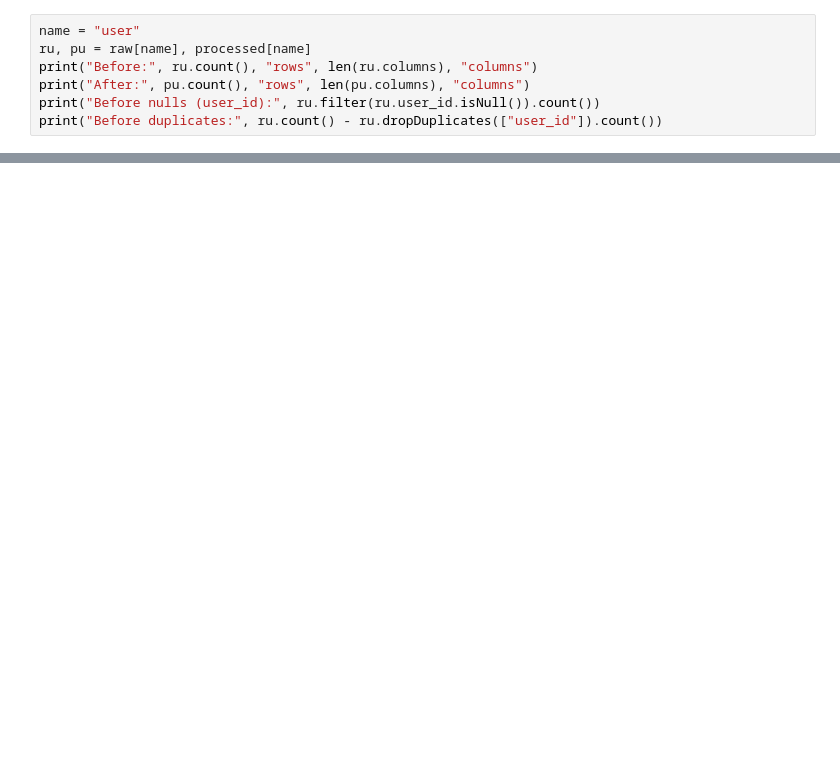
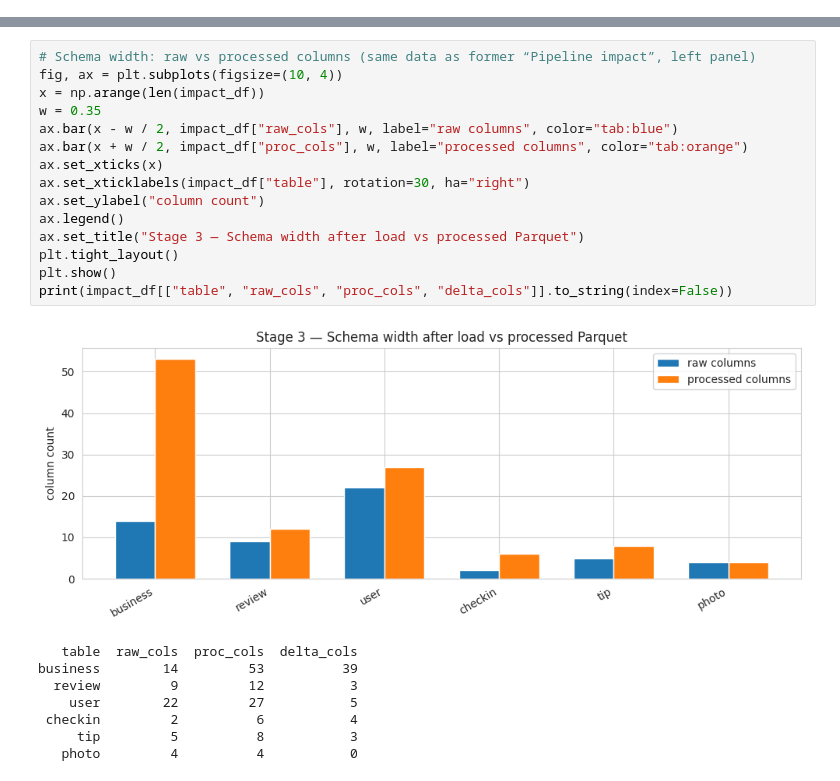
Before and after one commit to big-data-lpnu/yelp-spark-project, a Jupyter notebook: src/notebooks/preprocessing_comparison.ipynb, the cells around one changed output, grey strips where cells are left out. Saved outputs shown, nothing was run; the diff lists cells and outputs as text; blank space fills up the shorter version.

```diff
--- a/src/notebooks/preprocessing_comparison.ipynb
+++ b/src/notebooks/preprocessing_comparison.ipynb
@@ -169,7 +47,0 @@ plot_boxplots(pdf_after, "Review AFTER: box plots", nums_a)
-# %%
-name = "user"
-ru, pu = raw[name], processed[name]
-print("Before:", ru.count(), "rows", len(ru.columns), "columns")
-print("After:", pu.count(), "rows", len(pu.columns), "columns")
-print("Before nulls (user_id):", ru.filter(ru.user_id.isNull()).count())
-print("Before duplicates:", ru.count() - ru.dropDuplicates(["user_id"]).count())
@@ -305,0 +194,24 @@ Comparison complete. Summary:
+# %%
+# Schema width: raw vs processed columns (same data as former “Pipeline impact”, left panel)
+fig, ax = plt.subplots(figsize=(10, 4))
+x = np.arange(len(impact_df))
+w = 0.35
+ax.bar(x - w / 2, impact_df["raw_cols"], w, label="raw columns", color="tab:blue")
+ax.bar(x + w / 2, impact_df["proc_cols"], w, label="processed columns", color="tab:orange")
+ax.set_xticks(x)
+ax.set_xticklabels(impact_df["table"], rotation=30, ha="right")
+ax.set_ylabel("column count")
+ax.legend()
+ax.set_title("Stage 3 — Schema width after load vs processed Parquet")
+plt.tight_layout()
+plt.show()
+print(impact_df[["table", "raw_cols", "proc_cols", "delta_cols"]].to_string(index=False))
+# %% [output]
+[figure, added]
+   table  raw_cols  proc_cols  delta_cols
+business        14         53          39
+  review         9         12           3
+    user        22         27           5
+ checkin         2          6           4
+     tip         5          8           3
+   photo         4          4           0
```
Also changed, not shown: parts of 51 cells of this notebook, 6 other files.
